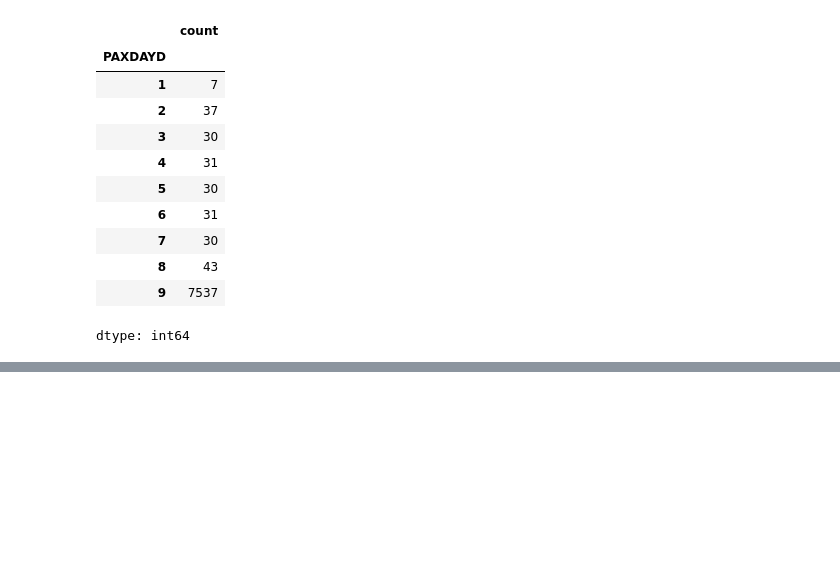
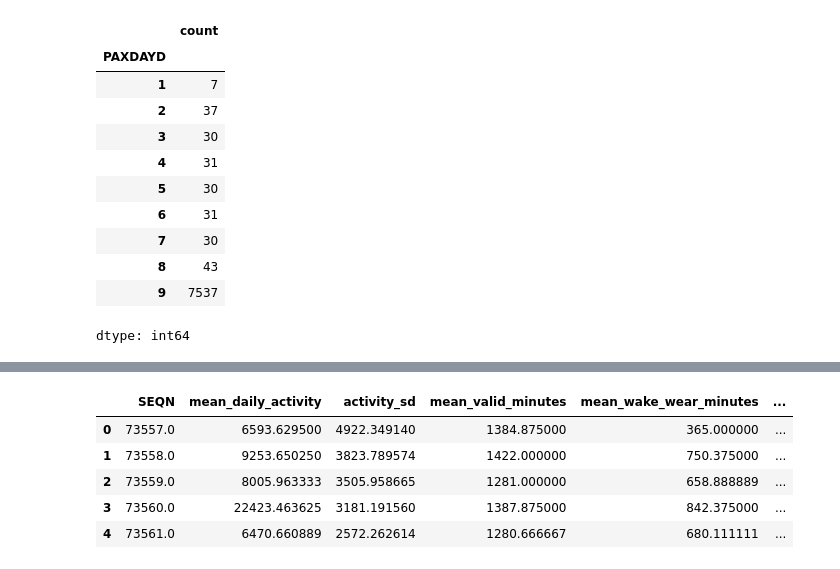
Before and after one commit to aditibhat017-prog/cognitivefunction, a Jupyter notebook: notebooks/01_data_exploration.ipynb, the cells around one changed output, grey strips where cells are left out. Cells and saved outputs as stored; diff of their text form; code cells hidden in the pictures; blank space fills up the shorter version.

```diff
--- a/notebooks/01_data_exploration.ipynb
+++ b/notebooks/01_data_exploration.ipynb
@@ -529,0 +664,9 @@ dtype: int64
+# %%
+wearable_features.head()
+# %% [output]
+|  | SEQN | mean_daily_activity | activity_sd | mean_valid_minutes | mean_wake_wear_minutes | ... |
+| 0 | 73557.0 | 6593.629500 | 4922.349140 | 1384.875000 | 365.000000 | ... |
+| 1 | 73558.0 | 9253.650250 | 3823.789574 | 1422.000000 | 750.375000 | ... |
+| 2 | 73559.0 | 8005.963333 | 3505.958665 | 1281.000000 | 658.888889 | ... |
+| 3 | 73560.0 | 22423.463625 | 3181.191560 | 1387.875000 | 842.375000 | ... |
+| 4 | 73561.0 | 6470.660889 | 2572.262614 | 1280.666667 | 680.111111 | ... |
```
Also changed, not shown: parts of 25 cells of this notebook.
